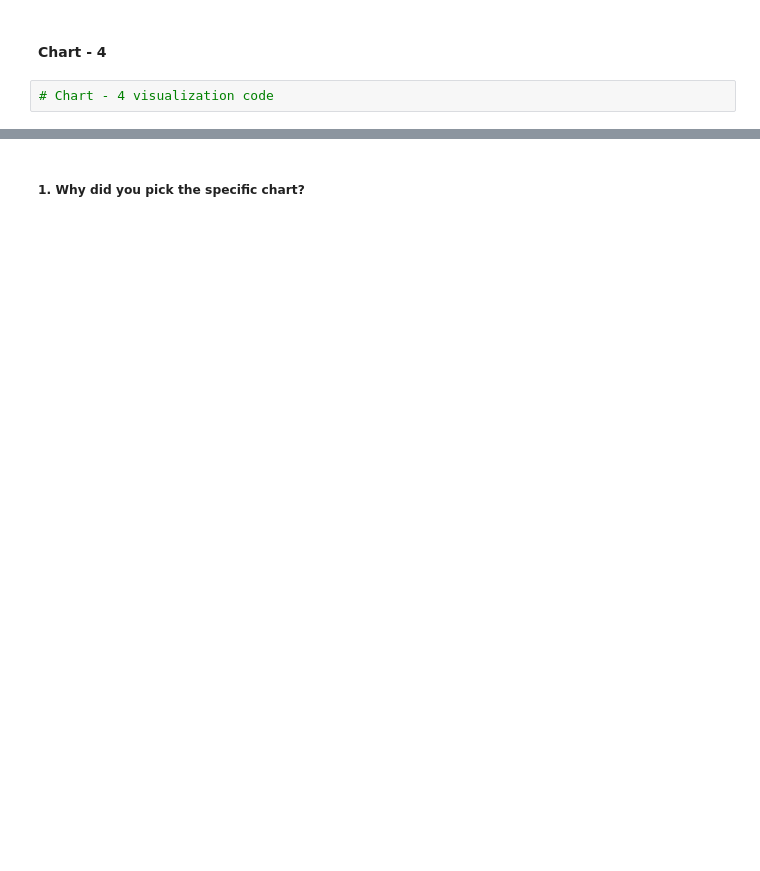
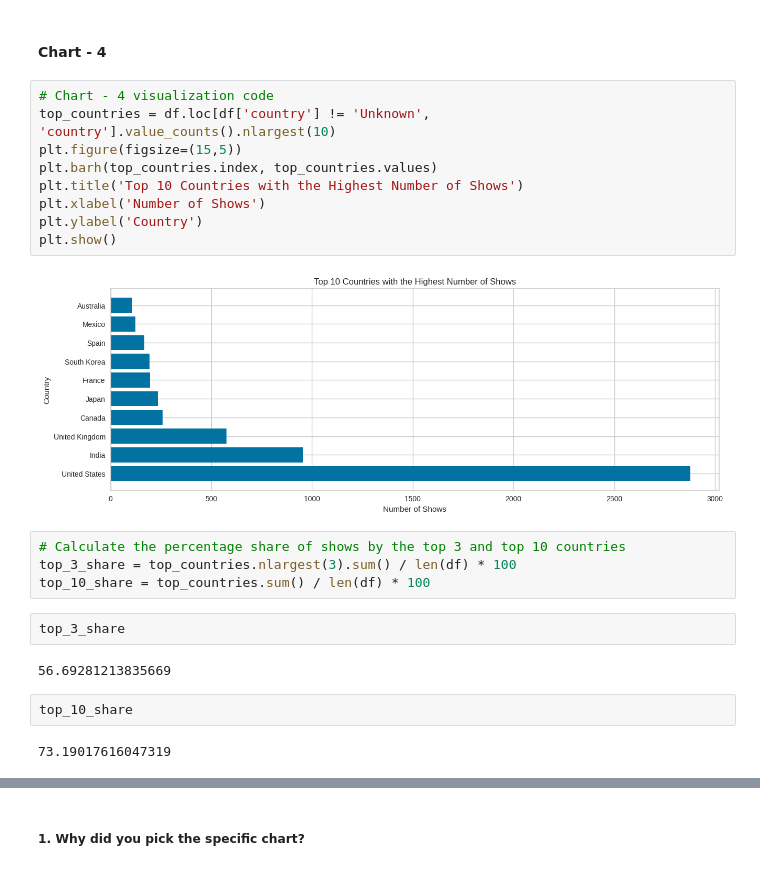
Before and after one commit to Navjotkhatri/NETFLIX-MOVIES-AND-TV-SHOWS-CLUSTERING, a Jupyter notebook: NETFLIX_MOVIES_AND_TV_SHOWS_CLUSTERING.ipynb, the cells around one changed output, grey strips where cells are left out. Cells and saved outputs as stored; diff of their text form; blank space fills up the shorter version.

```diff
--- a/NETFLIX_MOVIES_AND_TV_SHOWS_CLUSTERING.ipynb
+++ b/NETFLIX_MOVIES_AND_TV_SHOWS_CLUSTERING.ipynb
@@ -502,4 +523,25 @@ Answer Here
 # %% [markdown]
 #### Chart - 4
-# %%
-# Chart - 4 visualization code
+# %%
+# Chart - 4 visualization code
+top_countries = df.loc[df['country'] != 'Unknown', 'country'].value_counts().nlargest(10)
+plt.figure(figsize=(15,5))
+plt.barh(top_countries.index, top_countries.values)
+plt.title('Top 10 Countries with the Highest Number of Shows')
+plt.xlabel('Number of Shows')
+plt.ylabel('Country')
+plt.show()
+# %% [output]
+[figure, added]
+# %%
+# Calculate the percentage share of shows by the top 3 and top 10 countries
+top_3_share = top_countries.nlargest(3).sum() / len(df) * 100
+top_10_share = top_countries.sum() / len(df) * 100
+# %%
+top_3_share
+# %% [output]
+56.69281213835669
+# %%
+top_10_share
+# %% [output]
+73.19017616047319
```
Also changed, not shown: parts of 15 cells of this notebook.
